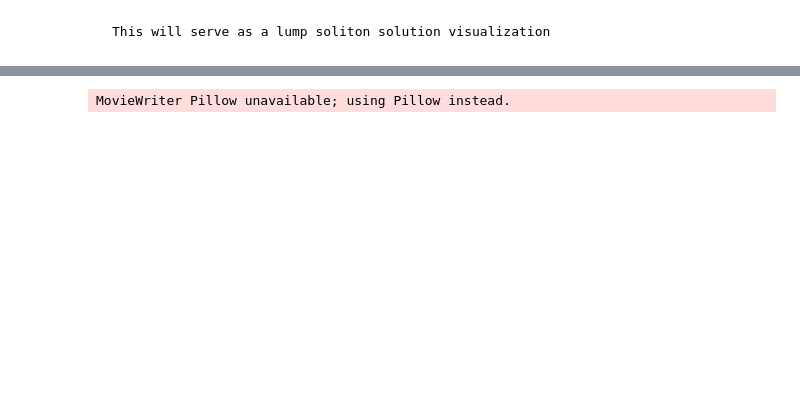
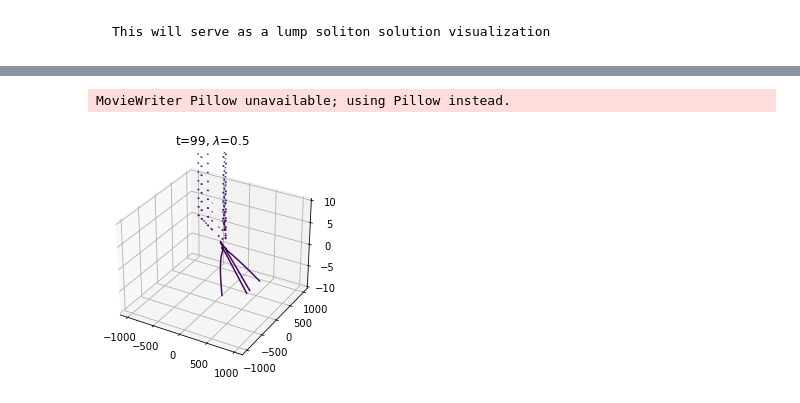
Before and after one commit to Rubalicious/soliton, a Jupyter notebook: lump.ipynb, the cells around one changed output, grey strips where cells are left out. Saved outputs shown, nothing was run; the diff lists cells and outputs as text; code cells hidden in the pictures; blank space fills up the shorter version.

```diff
--- a/lump.ipynb
+++ b/lump.ipynb
@@ -13,16 +13,16 @@ from matplotlib.animation import FuncAnimation
 plt.style.use('seaborn-pastel')
 
 N = 200
-Lx = 100
-Ly = 600
+Lx = 1000
+Ly = 1000
 x = np.linspace(-Lx, Lx, N)
 y = np.linspace(-Ly, Ly, N)
 X,Y = np.meshgrid(x,y)
 
-lam = 0.1
+lam = .5
 
 fig = plt.figure()
-ax = plt.axes(xlim=(-Lx, Lx), ylim=(-Ly, Ly)  ) # , projection='3d'
+ax = plt.axes(xlim=(-Lx, Lx), ylim=(-Ly, Ly), projection='3d'  ) #
 
 
 
@@ -41,25 +41,31 @@ def lump_soliton_depth2(x, y, t, lam):
     gamma = -24/((2*lam)**3)+12*B/((2*lam)**2)+2*(B**2+2*C)/(2*lam)+2*B*C
     delta = 24/((2*lam)**4) - 12*B/((2*lam)**3)+2*(B**2+2*C)/((2*lam)**2)-B*C/lam+C**2+4*y**2
 #     tau = x**4+alpha*x**3+beta*x**2+gamma*x+delta
-    num = 4*x**6 + 6*alpha*x**5 + (3*alpha**2-2*beta)*x**4 + 4*(alpha*beta-gamma)*x**3 + (2*beta**2-12*delta)*x**2 + (2*beta*gamma-6*alpha*delta)*x + 2*beta*delta+gamma
-    den = x**8 + 2*alpha*x**7 + (alpha**2+2*beta)*x**6 + 2*(alpha*beta+gamma)*x**5 + (2*delta+2*alpha*gamma+beta**2)*x**4 + 2*(alpha*delta+beta*gamma)*x**3 + (2*beta*delta+gamma**2)*x**2 + 2*delta*gamma*x + delta**2
-    u = num/den
+    tau = x**4 + alpha*x**3 + beta*x**2 + gamma*x + delta
+    tau_x = 4*x**3 + 3*alpha*x**2 + 2*beta*x + gamma
+    tau_xx = 12*x**2 + 6*alpha*x + 2*beta
+    # num = -4*x**6 - 6*alpha*x**5 - (3*alpha**2+2*beta)*x**4 - 4*(alpha*beta-gamma)*x**3 - (2*beta**2-12*delta)*x**2 - (2*beta*gamma-6*alpha*delta)*x + 2*beta*delta - gamma**2
+    # den = x**8 + 2*alpha*x**7 + (alpha**2+2*beta)*x**6 + 2*(alpha*beta+gamma)*x**5 + (2*delta+2*alpha*gamma+beta**2)*x**4 + 2*(alpha*delta+beta*gamma)*x**3 + (2*beta*delta+gamma**2)*x**2 + 2*delta*gamma*x + delta**2
+    num = tau_xx*tau-tau_x**2
+    den = tau**2
+    u = -num/den
     return u
 
 # def init():
 #     cont.set_data([], [], [])
 #     return cont,
 def animate(i):
-    Z = lump_soliton_depth2(X,Y+400,5*i,lam)
+    Z = lump_soliton_depth2(X,Y,i,lam)
     ax.clear()
+    ax.set_zlim3d(-10, 10)
     plt.title(r"t={}, $\lambda$={}".format(i, lam))
     # Plot the surface.
-#     surf = ax.plot_surface(X, Y, Z, cmap=cm.coolwarm,
-#                            linewidth=0, antialiased=False)
+    # cont = ax.plot_surface(X, Y, Z, cmap=cm.coolwarm,
+                        #    linewidth=0, antialiased=False)
 #     ax.set_zlim(-5, 30)
-#     cont = ax.plot_wireframe(X,Y,Z)
-#     cont = ax.contour(X,Y,Z, 50) # levels=list(range(-10,10))
-    cont = ax.contour(X,Y,Z, 20, cmap="RdGy") # levels=list(range(-10,10))
+    # cont = ax.plot_wireframe(X,Y,Z)
+    cont = ax.contour(X,Y,Z, 50) # levels=list(range(-10,10))
+    # cont = ax.contour(X,Y,Z, 20, cmap="RdGy") # levels=list(range(-10,10))
 #     cont = ax.contourf(X,Y,Z, 50) # levels=[-10, 0, 10]
 #     cont = plt.imshow(Z, cmap='hot', interpolation='nearest') # , cmap='hot', interpolation='nearest'
     return cont,
@@ -70,5 +76,5 @@ anim = FuncAnimation(fig, animate, frames=100) # , init_func=init, blit=True, ,
 
 
 
-anim.save('lump_depth2_contour_lam{}v3.gif'.format(lam), writer='Pillow')
+anim.save('lump_depth2_surf_lam{}v4.gif'.format(lam), writer='Pillow')
 # %% [output]
@@ -77 +81,2 @@ anim.save('lump_depth2_contour_lam{}v3.gif'.format(lam), writer='Pillow')
 MovieWriter Pillow unavailable; using Pillow instead.
+[figure, added]
```
Also changed, not shown: parts of 1 cell of this notebook, 8 other files.
